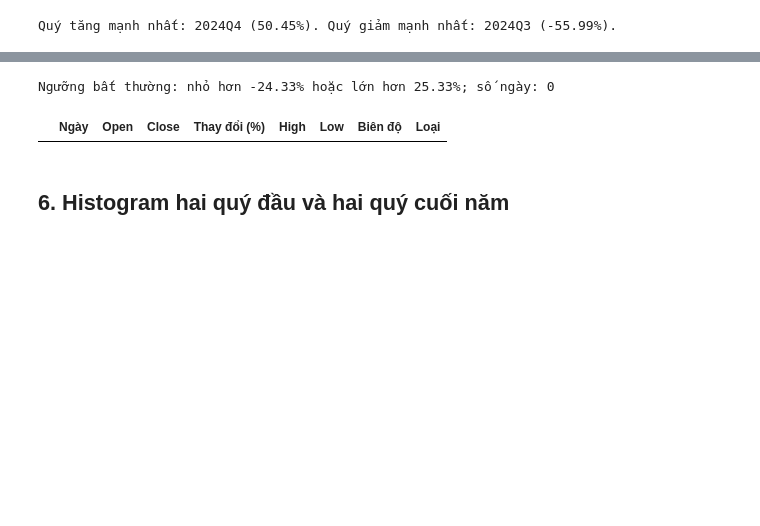
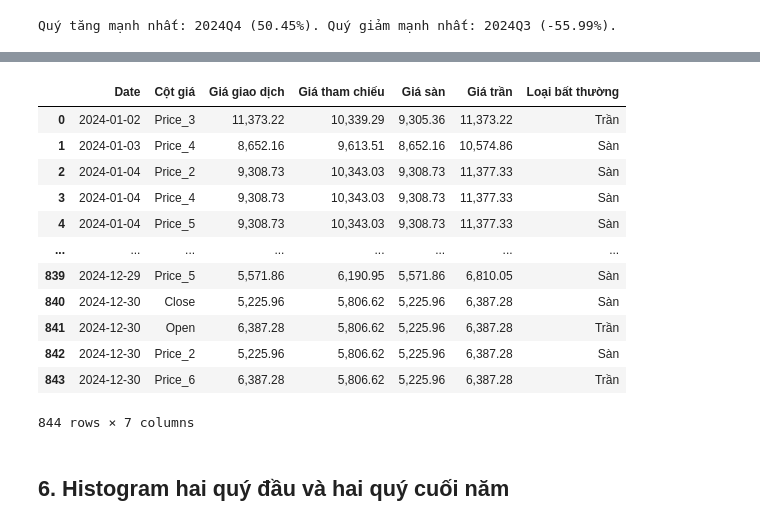
Before and after one commit to vantai-gif/trading-boad-web, a Jupyter notebook: phan_tich_gia.ipynb, the cells around one changed output, grey strips where cells are left out. Saved outputs shown, nothing was run; the diff lists cells and outputs as text; code cells hidden in the pictures; blank space fills up the shorter version.

Commit message:
Cập nhật bảng ngày bất thường
Co-authored-by: Copilot <223556219+Copilot@users.noreply.github.com>

```diff
--- a/phan_tich_gia.ipynb
+++ b/phan_tich_gia.ipynb
@@ -170,32 +172,57 @@ Quý tăng mạnh nhất: 2024Q4 (50.45%). Quý giảm mạnh nhất: 2024Q3 (-5
 # %%
-returns = df['Return_%'].dropna()
-q1 = returns.quantile(0.25)
-q3 = returns.quantile(0.75)
-iqr = q3 - q1
-lower = q1 - 1.5 * iqr
-upper = q3 + 1.5 * iqr
-valid_returns = df['Return_%'].notna()
-outside_lower_limit = df['Return_%'] < lower
-outside_upper_limit = df['Return_%'] > upper
-is_anomaly = valid_returns & (outside_lower_limit | outside_upper_limit)
-anomalies = df[is_anomaly].copy()
-anomalies['Loại'] = np.where(anomalies['Return_%'] > upper, 'Tăng đột biến', 'Giảm đột biến')
-anomaly_table = anomalies[[
-    'Date', 'Open', 'Close', 'Return_%', 'High', 'Low', 'Range', 'Loại'
-]].rename(columns={
-    'Date': 'Ngày',
-    'Open': 'Open',
-    'Close': 'Close',
-    'Return_%': 'Thay đổi (%)',
-    'High': 'High',
-    'Low': 'Low',
-    'Range': 'Biên độ',
-})
-print(f'Ngưỡng bất thường: nhỏ hơn {lower:.2f}% hoặc lớn hơn {upper:.2f}%; số ngày: {len(anomaly_table)}')
-display(anomaly_table.sort_values('Ngày'))
+prev_close = df['Close'].shift(1)
+daily = df[['Date'] + price_cols].copy()
+daily['Giá tham chiếu'] = prev_close
+daily['Giá sàn'] = prev_close * 0.9
+daily['Giá trần'] = prev_close * 1.1
+
+transactions = daily.melt(
+    id_vars=['Date', 'Giá tham chiếu', 'Giá sàn', 'Giá trần'],
+    value_vars=price_cols,
+    var_name='Cột giá',
+    value_name='Giá giao dịch'
+)
+transactions = transactions[transactions['Giá tham chiếu'].notna()].copy()
+
+is_floor = np.isclose(
+    transactions['Giá giao dịch'], transactions['Giá sàn'],
+    rtol=0, atol=1e-5, equal_nan=False
+)
+is_ceiling = np.isclose(
+    transactions['Giá giao dịch'], transactions['Giá trần'],
+    rtol=0, atol=1e-5, equal_nan=False
+)
+is_reference = np.isclose(
+    transactions['Giá giao dịch'], transactions['Giá tham chiếu'],
+    rtol=0, atol=1e-5, equal_nan=False
+)
+
+is_abnormal = is_floor | is_ceiling | is_reference
+hit = transactions.loc[is_abnormal, [
+    'Date', 'Cột giá', 'Giá giao dịch', 'Giá tham chiếu',
+    'Giá sàn', 'Giá trần'
+]].copy()
+hit['Loại bất thường'] = np.select(
+    [is_floor[is_abnormal], is_ceiling[is_abnormal], is_reference[is_abnormal]],
+    ['Sàn', 'Trần', 'Tham chiếu'],
+    default='Không xác định'
+)
+hit = hit.sort_values(['Date', 'Cột giá']).reset_index(drop=True)
+display(hit)
 # %% [output]
+|  | Date | Cột giá | Giá giao dịch | Giá tham chiếu | Giá sàn | Giá trần | Loại bất thường |
+| 0 | 2024-01-02 | Price_3 | 11,373.22 | 10,339.29 | 9,305.36 | 11,373.22 | Trần |
+| 1 | 2024-01-03 | Price_4 | 8,652.16 | 9,613.51 | 8,652.16 | 10,574.86 | Sàn |
+| 2 | 2024-01-04 | Price_2 | 9,308.73 | 10,343.03 | 9,308.73 | 11,377.33 | Sàn |
+| 3 | 2024-01-04 | Price_4 | 9,308.73 | 10,343.03 | 9,308.73 | 11,377.33 | Sàn |
+| 4 | 2024-01-04 | Price_5 | 9,308.73 | 10,343.03 | 9,308.73 | 11,377.33 | Sàn |
+| ... | ... | ... | ... | ... | ... | ... | ... |
+| 839 | 2024-12-29 | Price_5 | 5,571.86 | 6,190.95 | 5,571.86 | 6,810.05 | Sàn |
+| 840 | 2024-12-30 | Close | 5,225.96 | 5,806.62 | 5,225.96 | 6,387.28 | Sàn |
+| 841 | 2024-12-30 | Open | 6,387.28 | 5,806.62 | 5,225.96 | 6,387.28 | Trần |
+| 842 | 2024-12-30 | Price_2 | 5,225.96 | 5,806.62 | 5,225.96 | 6,387.28 | Sàn |
+| 843 | 2024-12-30 | Price_6 | 6,387.28 | 5,806.62 | 5,225.96 | 6,387.28 | Trần |
-Ngưỡng bất thường: nhỏ hơn -24.33% hoặc lớn hơn 25.33%; số ngày: 0
+844 rows × 7 columns
-|  | Ngày | Open | Close | Thay đổi (%) | High | Low | Biên độ | Loại |
 # %% [markdown]
 ## 6. Histogram hai quý đầu và hai quý cuối năm
 # %%
```
Also changed, not shown: parts of 1 cell of this notebook.
